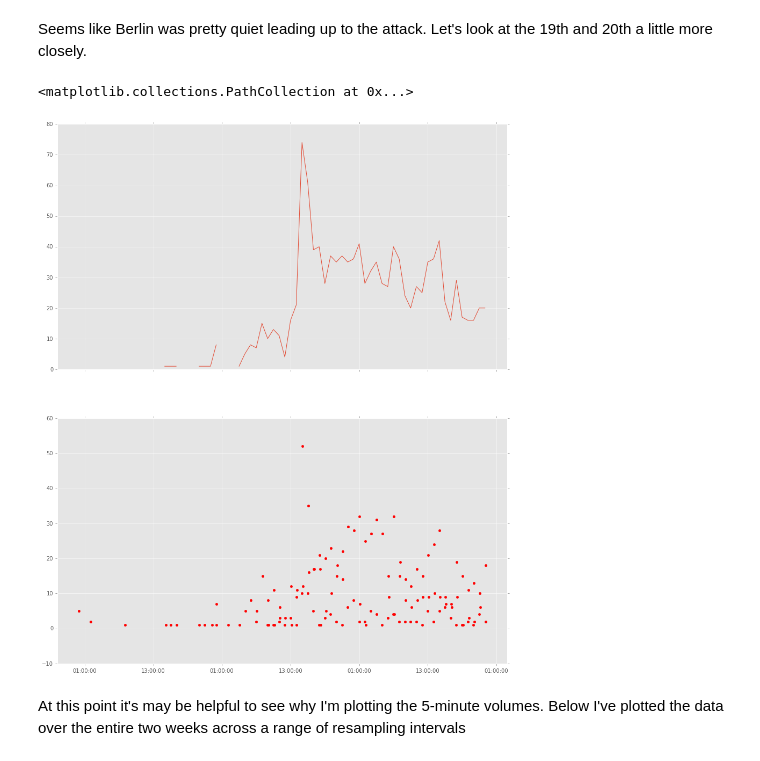
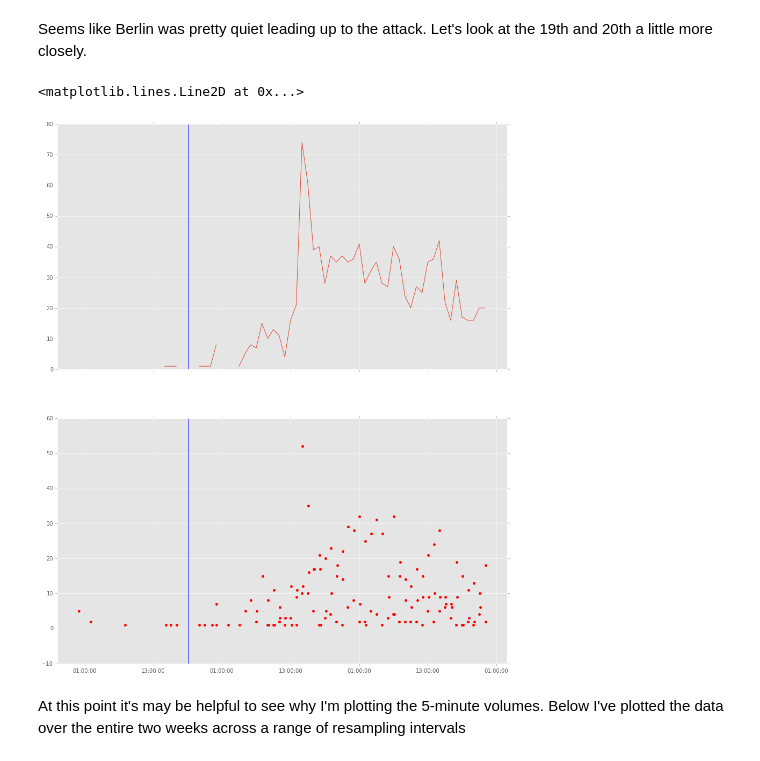
Before and after one commit to brendan-dorsey/stabilitas-thresholds, a Jupyter notebook: initial_eda.ipynb, the cells around one changed output. Drawn from its saved outputs; the diff is of its cells as text; code cells hidden in the pictures.

Commit message:
Add marker line for attack occurence

```diff
--- a/initial_eda.ipynb
+++ b/initial_eda.ipynb
@@ -228,3 +228,5 @@ This time series is centered on the Berlin market attack of 19 DEC 2016 (20:02 l
+# %%
+attack_dtg = "2016-12-19 19:02:00"
 # %%
 berlin_df = df[df["city"] == "Berlin"]
 
@@ -272,16 +275,18 @@ Seems like Berlin was pretty quiet leading up to the attack. Let's look at the 1
 # %%
 two_day = start_timeseries["2016-12-19":"2016-12-21"]
 
 td_daily = two_day.resample("d").sum()
 td_hourly = two_day.resample("H").sum()
 td_five_mins = two_day.resample("5T").sum()
 fig, axes = plt.subplots(2, figsize=(15,18), sharex=True)
 
 axes[0].plot(td_hourly)
 axes[1].scatter(td_five_mins.index, td_five_mins.values, color="r")
+axes[0].axvline(attack_dtg)
+axes[1].axvline(attack_dtg)
 # %% [output]
-<matplotlib.collections.PathCollection at 0x...>
+<matplotlib.lines.Line2D at 0x...>
-[figure, old version]
+[figure, new version]
 # %% [markdown]
 At this point it's may be helpful to see why I'm plotting the 5-minute volumes. Below I've plotted the data over the entire two weeks across a range of resampling intervals
 # %%
```
Also changed, not shown: parts of 4 cells of this notebook.
